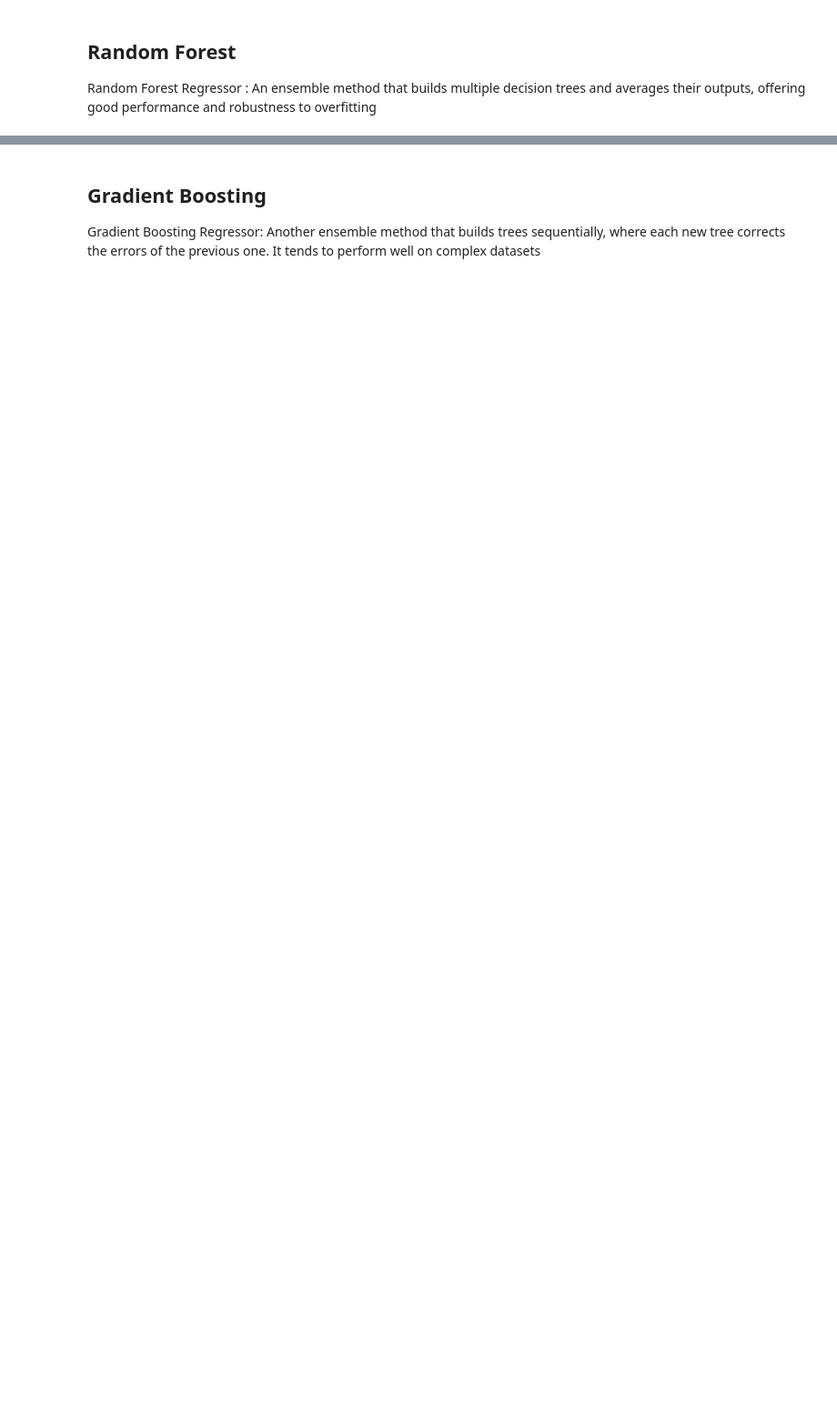
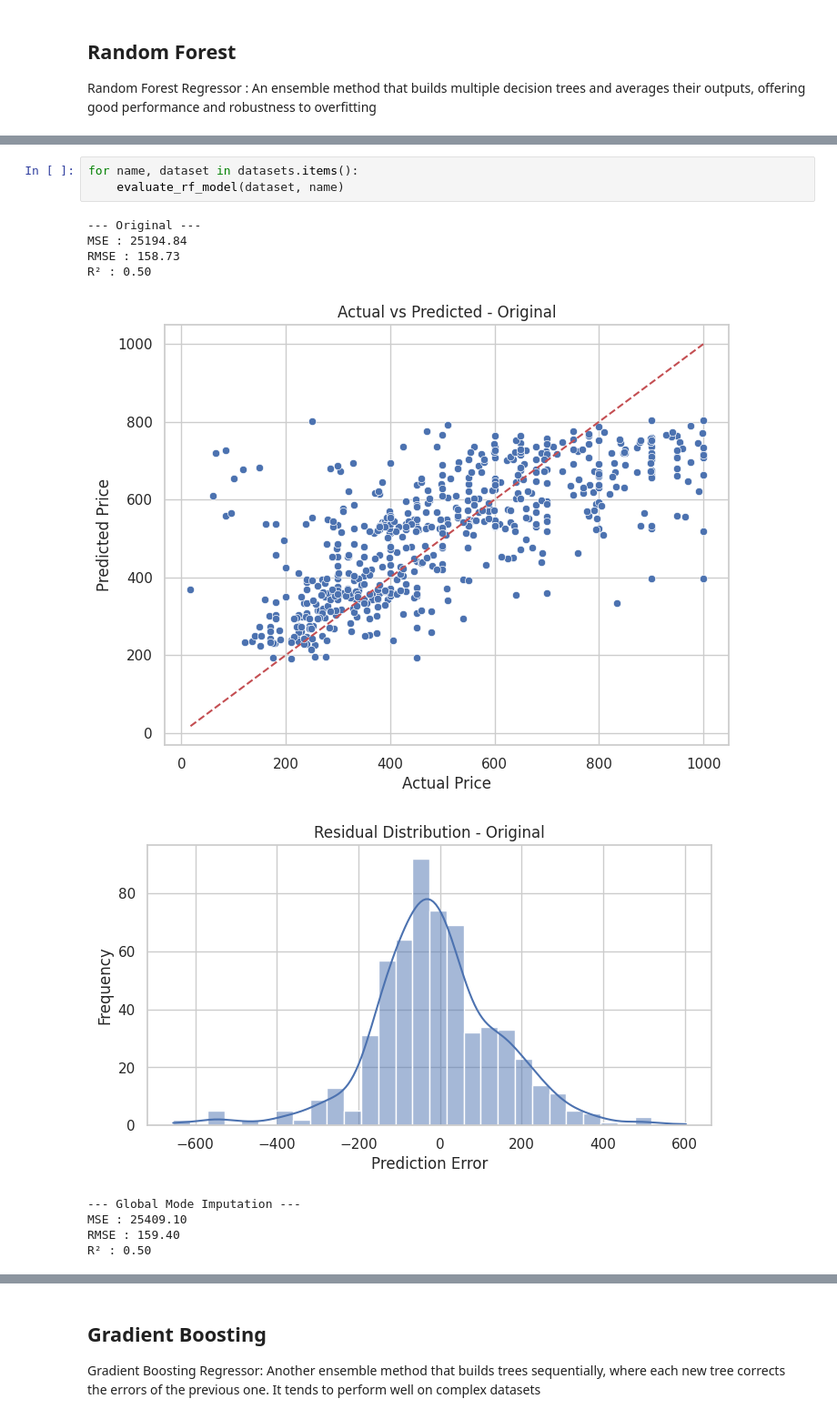
Before and after one commit to agpinedam/Project_Machine_Learning, a Jupyter notebook: exploring_data.ipynb, the cells around one changed output, grey strips where cells are left out. Shown at 91% size. Cells and saved outputs as stored; diff of their text form; blank space fills up the shorter version.

```diff
--- a/exploring_data.ipynb
+++ b/exploring_data.ipynb
@@ -756,0 +822,14 @@ RMSE : 158.79018300735927
+# %%
+for name, dataset in datasets.items():
+    evaluate_rf_model(dataset, name)
+# %% [output]
+--- Original ---
+MSE : 25194.84
+RMSE : 158.73
+R² : 0.50
+[figure, added]
+[figure, added]
+--- Global Mode Imputation ---
+MSE : 25409.10
+RMSE : 159.40
+R² : 0.50
```
Also changed, not shown: parts of 19 cells of this notebook.
